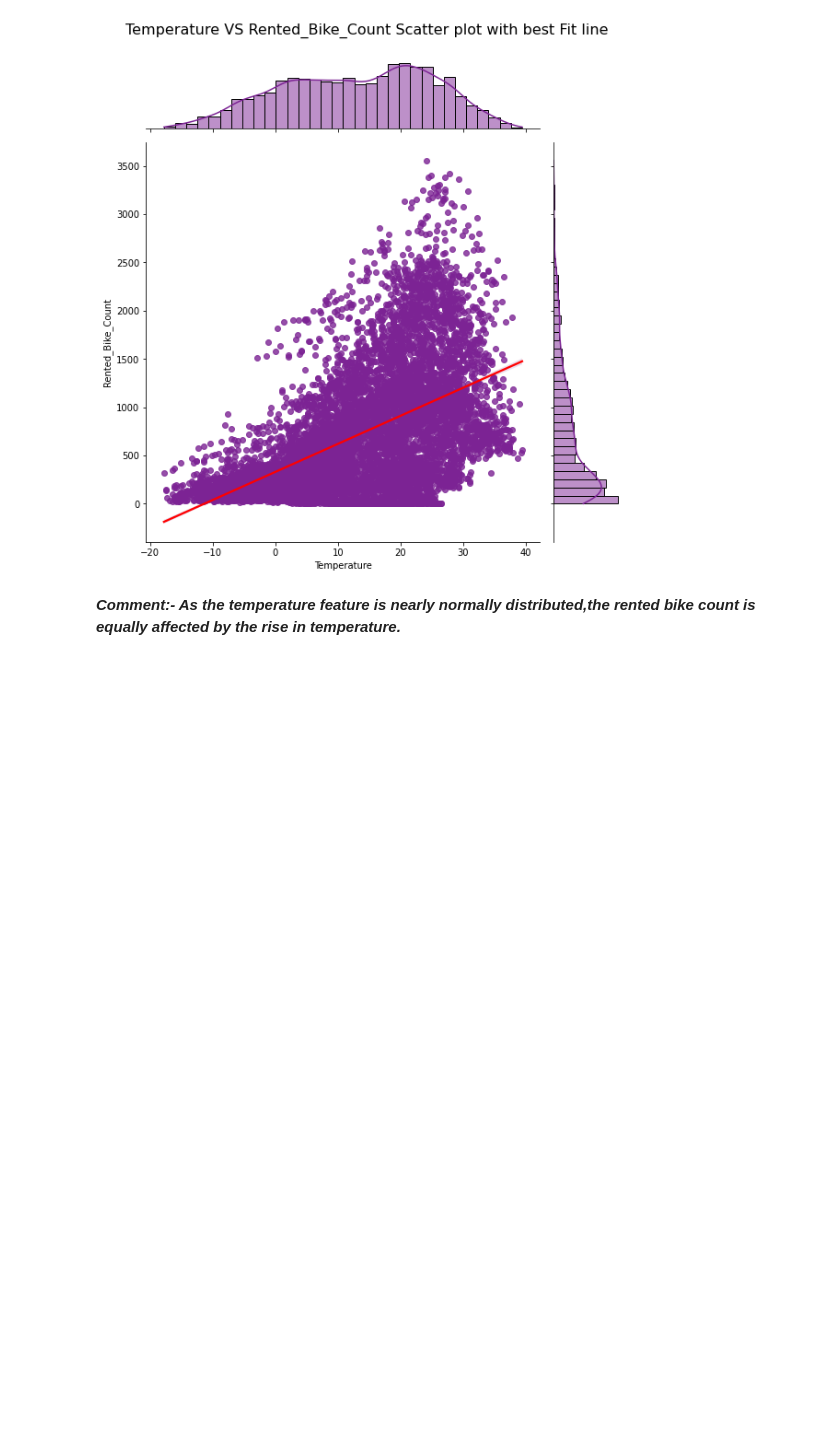
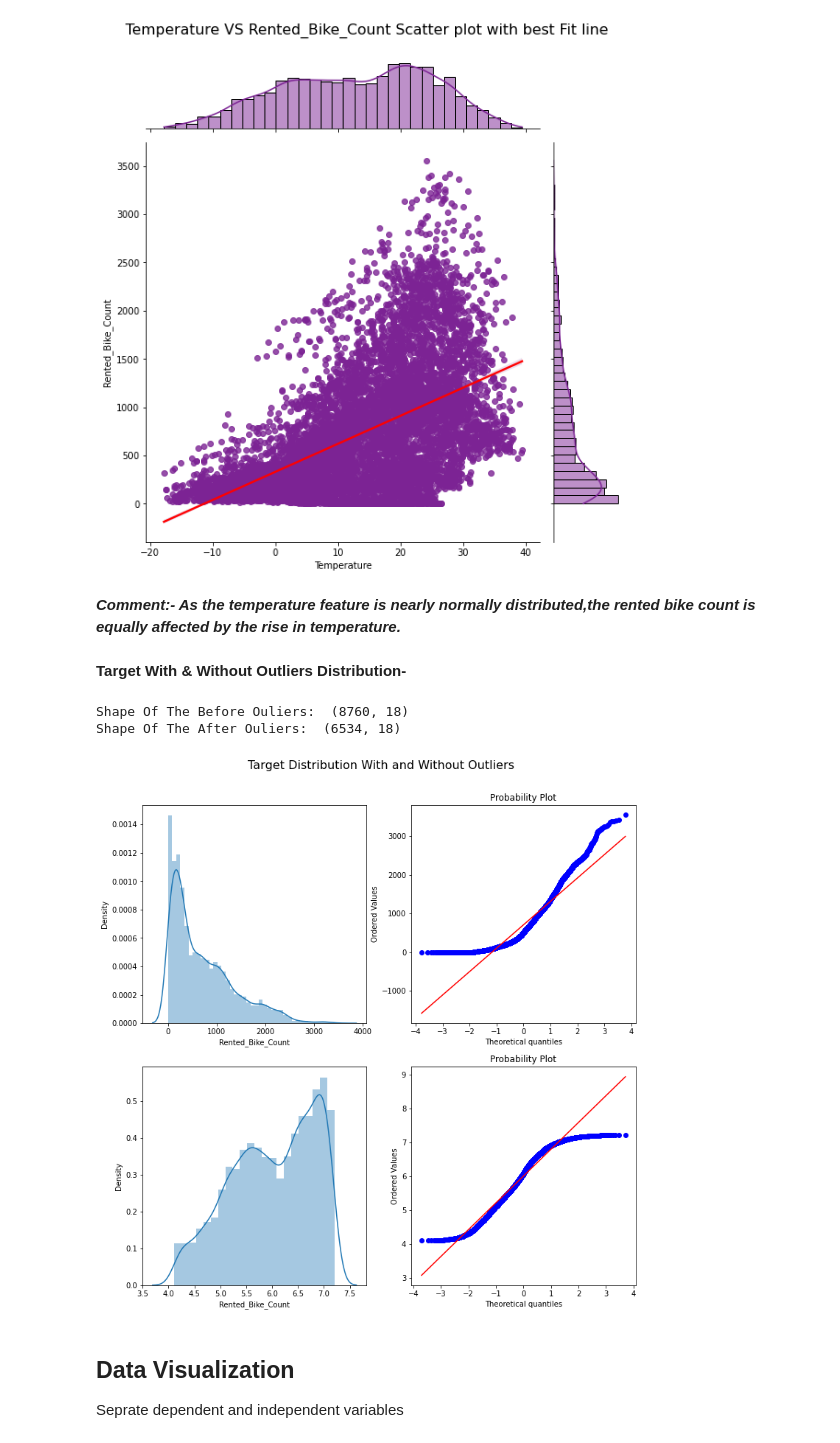
Before and after one commit to VermaSanjayrk/Seoul-Bike-Sharing-Demand-Prediction, a Jupyter notebook: Seoul_Bike_Sharing_Demand_Prediction.ipynb, the cells around one changed output. Drawn from its saved outputs; the diff is of its cells as text; code cells hidden in the pictures; blank space fills up the shorter version.

```diff
--- a/Seoul_Bike_Sharing_Demand_Prediction.ipynb
+++ b/Seoul_Bike_Sharing_Demand_Prediction.ipynb
@@ -239,3 +239,28 @@ plt.show()
 [figure]
 # %% [markdown]
 ***Comment:- As the temperature feature is nearly normally distributed,the rented bike count is equally affected by the rise in temperature.***
+# %% [markdown]
+**Target With & Without Outliers Distribution-**
+# %%
+bike_df_without_Outliers = bike_df[np.abs(bike_df["Rented_Bike_Count"]-bike_df["Rented_Bike_Count"].mean())<=(1*bike_df["Rented_Bike_Count"].std())]
+# %%
+print ("Shape Of The Before Ouliers: ",bike_df.shape)
+print ("Shape Of The After Ouliers: ",bike_df_without_Outliers.shape)
+# %% [output]
+Shape Of The Before Ouliers:  (8760, 18)
+Shape Of The After Ouliers:  (6534, 18)
+# %%
+fig,axes = plt.subplots(ncols=2,nrows=2)
+fig.set_size_inches(12, 12)
+fig.suptitle('Target Distribution With and Without Outliers', fontsize=16, y=0.95)
+sns.distplot(bike_df["Rented_Bike_Count"],ax=axes[0][0])
+stats.probplot(bike_df["Rented_Bike_Count"], dist='norm', fit=True, plot=axes[0][1])
+sns.distplot(np.log1p(bike_df_without_Outliers["Rented_Bike_Count"]),ax=axes[1][0])
+stats.probplot(np.log1p(bike_df_without_Outliers["Rented_Bike_Count"]), dist='norm', fit=True, plot=axes[1][1])
+plt.show()
+# %% [output]
+[figure, added]
+# %% [markdown]
+## Data Visualization
+
+Seprate dependent and independent variables
```
Also changed, not shown: parts of 4 cells of this notebook.
